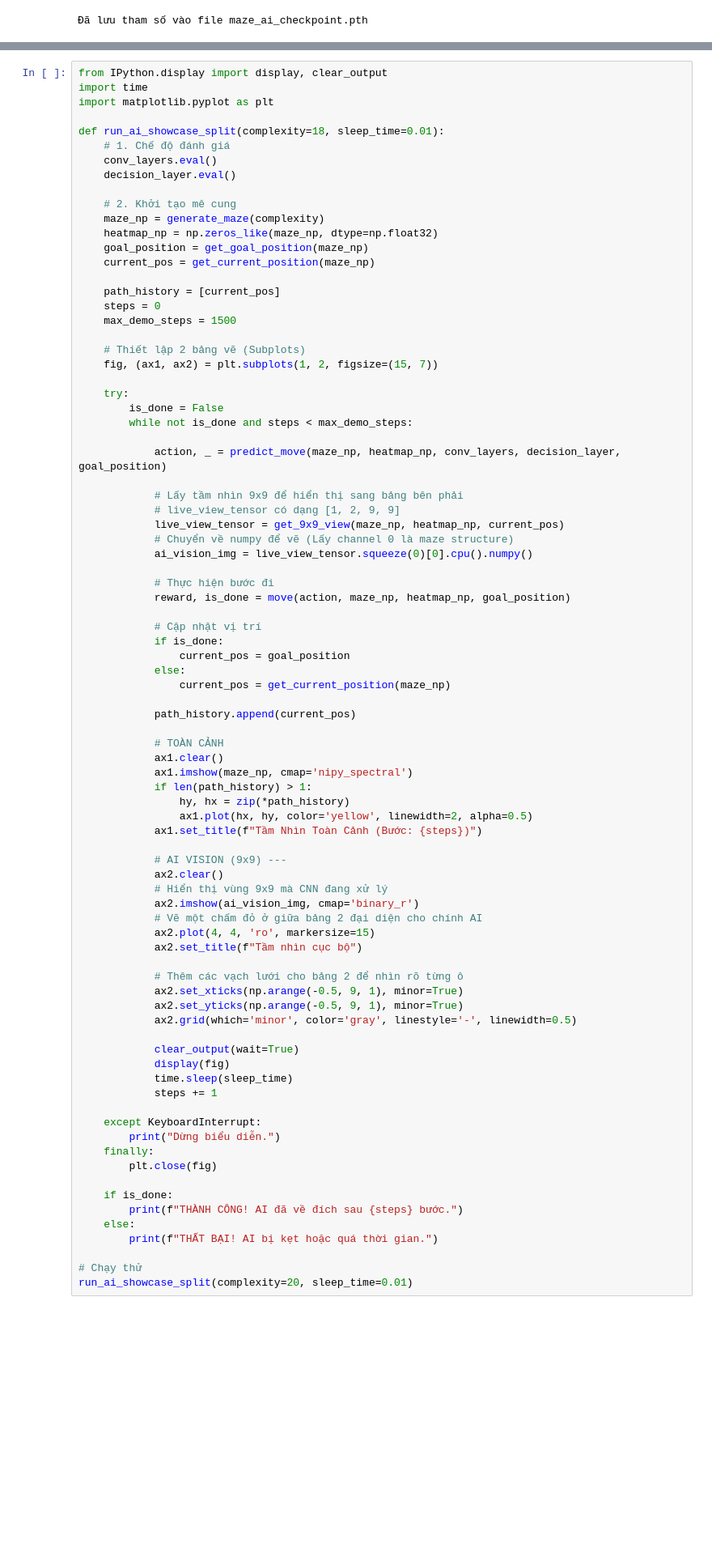
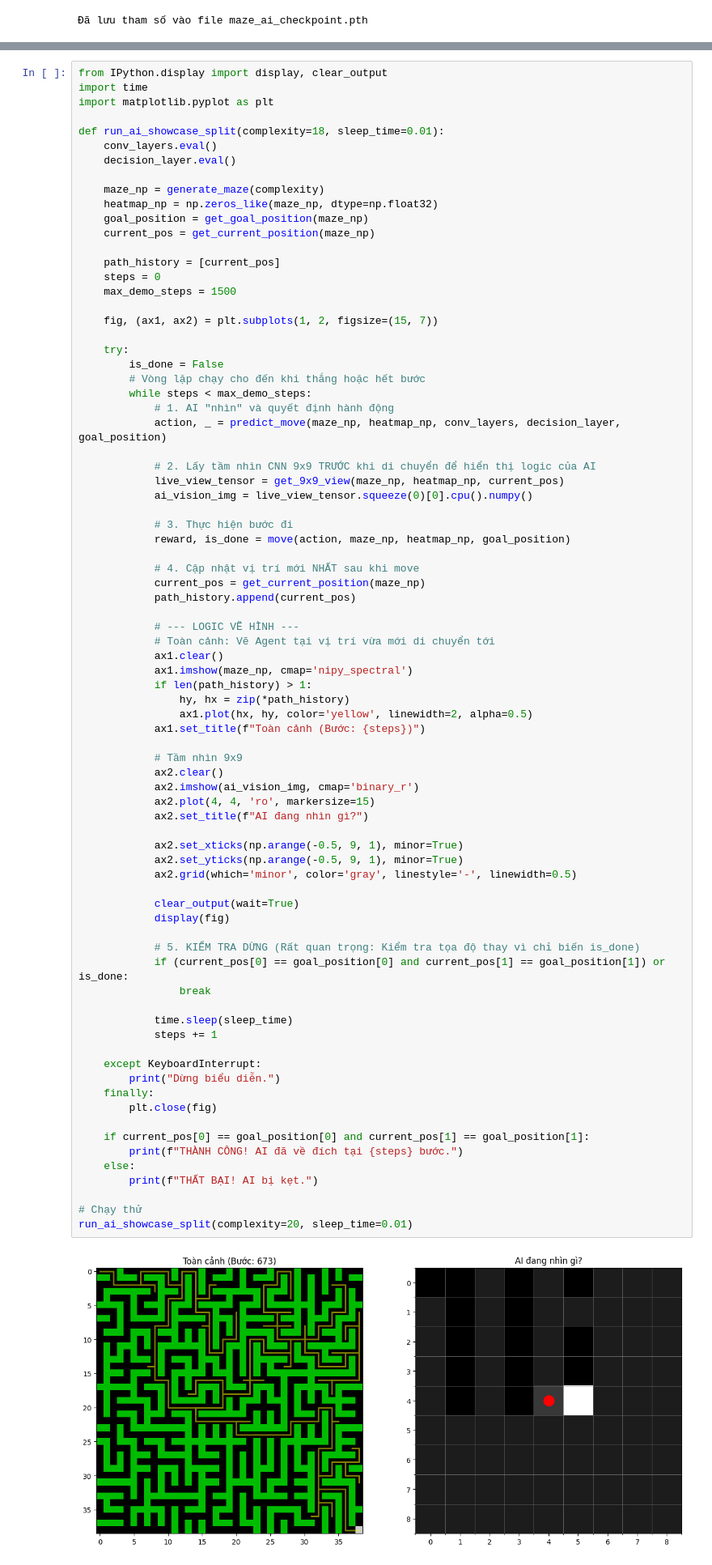
Before and after one commit to yesnoyesswa/LittleMazeThings, a Jupyter notebook: MazeSolver.ipynb, the cells around one changed output, grey strips where cells are left out. Shown at 81% size. Saved outputs shown, nothing was run; the diff lists cells and outputs as text; blank space fills up the shorter version.

```diff
--- a/MazeSolver.ipynb
+++ b/MazeSolver.ipynb
@@ -459,11 +459,9 @@ import time
 import matplotlib.pyplot as plt
 
 def run_ai_showcase_split(complexity=18, sleep_time=0.01):
-    # 1. Chế độ đánh giá
     conv_layers.eval()
     decision_layer.eval()
 
-    # 2. Khởi tạo mê cung
     maze_np = generate_maze(complexity)
     heatmap_np = np.zeros_like(maze_np, dtype=np.float32)
     goal_position = get_goal_position(maze_np)
@@ -473,68 +471,66 @@ def run_ai_showcase_split(complexity=18, sleep_time=0.01):
     steps = 0
     max_demo_steps = 1500
 
-    # Thiết lập 2 bảng vẽ (Subplots)
     fig, (ax1, ax2) = plt.subplots(1, 2, figsize=(15, 7))
 
     try:
         is_done = False
-        while not is_done and steps < max_demo_steps:
-
+        # Vòng lặp chạy cho đến khi thắng hoặc hết bước
+        while steps < max_demo_steps:
+            # 1. AI "nhìn" và quyết định hành động
             action, _ = predict_move(maze_np, heatmap_np, conv_layers, decision_layer, goal_position)
 
-            # Lấy tầm nhìn 9x9 để hiển thị sang bảng bên phải
-            # live_view_tensor có dạng [1, 2, 9, 9]
+            # 2. Lấy tầm nhìn CNN 9x9 TRƯỚC khi di chuyển để hiển thị logic của AI
             live_view_tensor = get_9x9_view(maze_np, heatmap_np, current_pos)
-            # Chuyển về numpy để vẽ (Lấy channel 0 là maze structure)
             ai_vision_img = live_view_tensor.squeeze(0)[0].cpu().numpy()
 
-            # Thực hiện bước đi
+            # 3. Thực hiện bước đi
             reward, is_done = move(action, maze_np, heatmap_np, goal_position)
 
-            # Cập nhật vị trí
-            if is_done:
-                current_pos = goal_position
-            else:
-                current_pos = get_current_position(maze_np)
-
+            # 4. Cập nhật vị trí mới NHẤT sau khi move
+            current_pos = get_current_position(maze_np)
             path_history.append(current_pos)
 
-            # TOÀN CẢNH
+            # --- LOGIC VẼ HÌNH ---
+            # Toàn cảnh: Vẽ Agent tại vị trí vừa mới di chuyển tới
             ax1.clear()
             ax1.imshow(maze_np, cmap='nipy_spectral')
             if len(path_history) > 1:
                 hy, hx = zip(*path_history)
                 ax1.plot(hx, hy, color='yellow', linewidth=2, alpha=0.5)
-            ax1.set_title(f"Tầm Nhìn Toàn Cảnh (Bước: {steps})")
+            ax1.set_title(f"Toàn cảnh (Bước: {steps})")
 
-            # AI VISION (9x9) ---
+            # Tầm nhìn 9x9
             ax2.clear()
-            # Hiển thị vùng 9x9 mà CNN đang xử lý
             ax2.imshow(ai_vision_img, cmap='binary_r')
-            # Vẽ một chấm đỏ ở giữa bảng 2 đại diện cho chính AI
             ax2.plot(4, 4, 'ro', markersize=15)
-            ax2.set_title(f"Tầm nhìn cục bộ")
+            ax2.set_title(f"AI đang nhìn gì?")
 
-            # Thêm các vạch lưới cho bảng 2 để nhìn rõ từng ô
             ax2.set_xticks(np.arange(-0.5, 9, 1), minor=True)
             ax2.set_yticks(np.arange(-0.5, 9, 1), minor=True)
             ax2.grid(which='minor', color='gray', linestyle='-', linewidth=0.5)
 
             clear_output(wait=True)
             display(fig)
+
+            # 5. KIỂM TRA DỪNG (Rất quan trọng: Kiểm tra tọa độ thay vì chỉ biến is_done)
+            if (current_pos[0] == goal_position[0] and current_pos[1] == goal_position[1]) or is_done:
+                break
+
             time.sleep(sleep_time)
             steps += 1
 
     except KeyboardInterrupt:
         print("Dừng biểu diễn.")
     finally:
         plt.close(fig)
 
-    if is_done:
-        print(f"THÀNH CÔNG! AI đã về đích sau {steps} bước.")
+    if current_pos[0] == goal_position[0] and current_pos[1] == goal_position[1]:
+        print(f"THÀNH CÔNG! AI đã về đích tại {steps} bước.")
     else:
-        print(f"THẤT BẠI! AI bị kẹt hoặc quá thời gian.")
+        print(f"THẤT BẠI! AI bị kẹt.")
 
 # Chạy thử
 run_ai_showcase_split(complexity=20, sleep_time=0.01)
 # %% [output]
+[figure, added]
```
Also changed, not shown: parts of 3 cells of this notebook, 50 other files.
